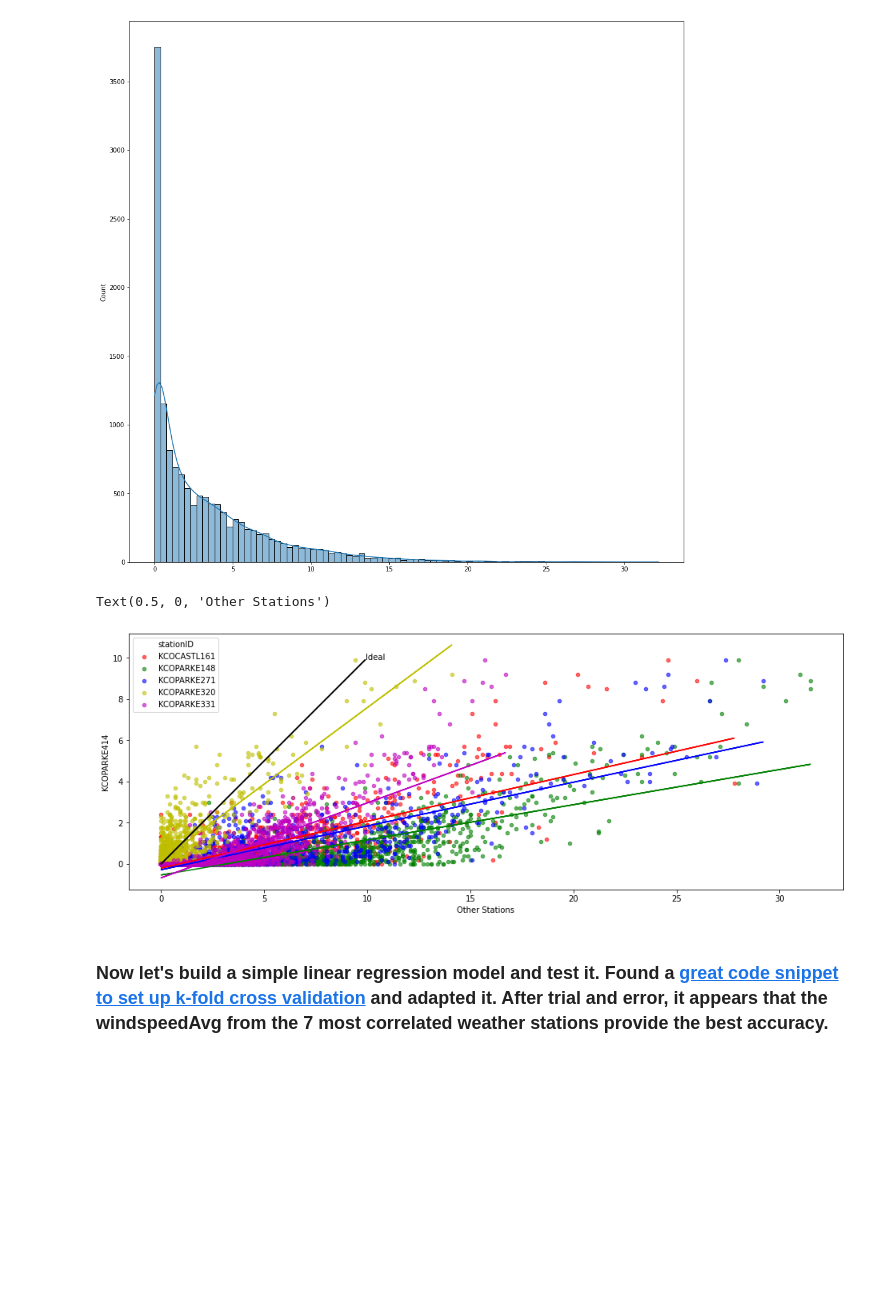
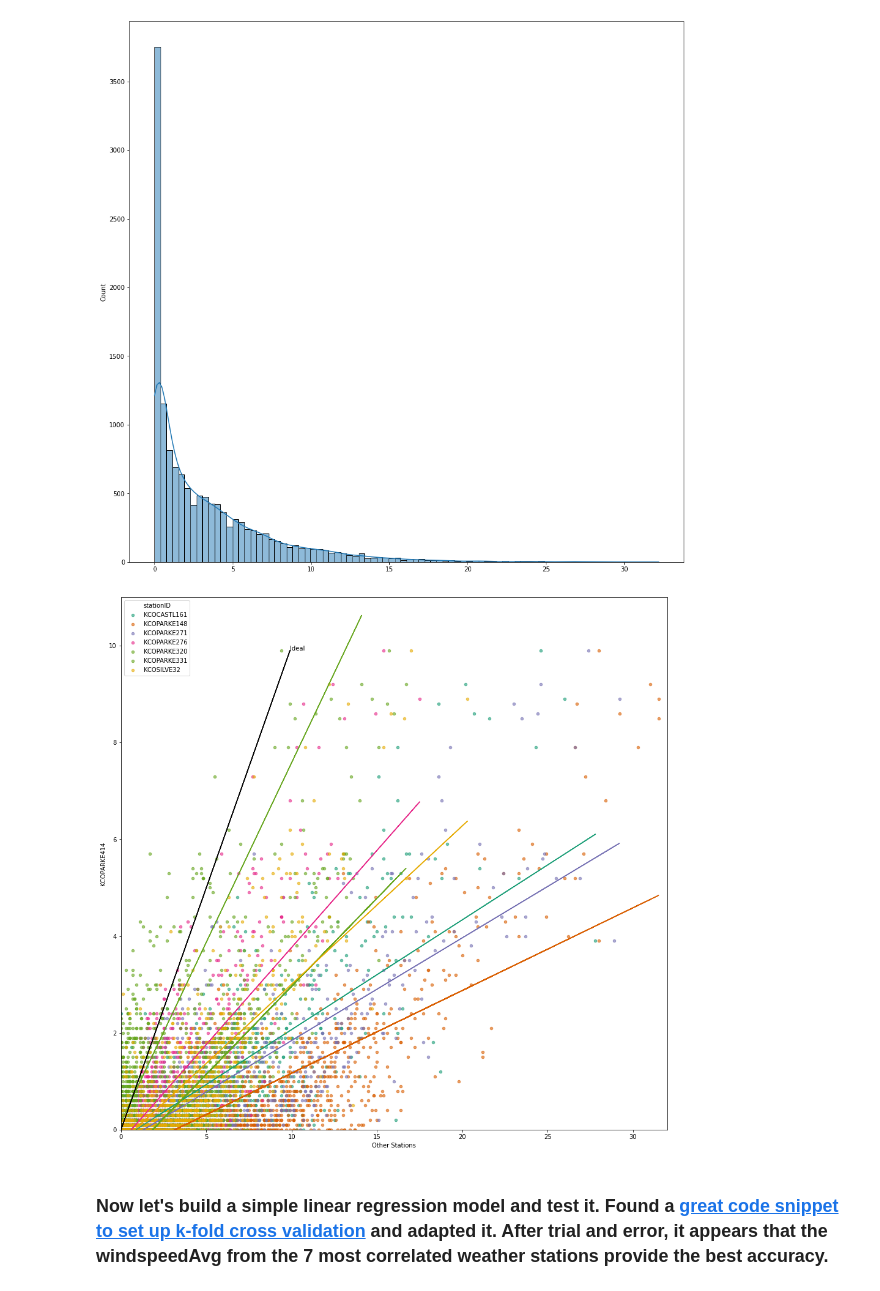
Before and after one commit to riverdogcabin/PSDS4900, a Jupyter notebook: wu_observation_modeling.ipynb, the cells around one changed output. Saved outputs shown, nothing was run; the diff lists cells and outputs as text; code cells hidden in the pictures; blank space fills up the shorter version.

```diff
--- a/wu_observation_modeling.ipynb
+++ b/wu_observation_modeling.ipynb
@@ -236,29 +244,36 @@ sns.histplot(data=to_plot, kde=True,ax=ax)
 <matplotlib.axes._subplots.AxesSubplot at 0x...>
 [figure]
 # %%
-df_reshaped = get_top_n_correlated(df,corr_df,num_stations=5)
+df_reshaped = get_top_n_correlated(df,corr_df,num_stations=7)
 
 columns_to_plot = list(df_reshaped.columns)
 columns_to_plot.remove(my_station)
 i = 0
 colors = 'rgbym'
+cmap = cm.get_cmap('Dark2')
+cmap_counter = 0.1
+cmap_tracker = {}
 
 fig, ax = plt.subplots(figsize=(16,16))
-ax.set_aspect('equal')
+# ax.set_aspect('equal')
 # ax.set_xlim((0,30))
 # ax.set_ylim((0,30))
 for col in columns_to_plot:
-  df_reshaped.plot(ax=ax, kind='scatter',y=my_station,x=col,c=colors[i],label=col,alpha=0.6)
+  df_reshaped.plot(ax=ax, kind='scatter',y=my_station,x=col,color=cmap(cmap_counter),label=col,alpha=0.6)
   m, b = np.polyfit(df_reshaped[col], df_reshaped[my_station], 1)
   # ax.plot(df_reshaped[my_station],m*df_reshaped[my_station]+b, color=colors[i])
-  ax.plot(df_reshaped[col],m*df_reshaped[col]+b, color=colors[i])
+  ax.plot(df_reshaped[col],m*df_reshaped[col]+b, color=cmap(cmap_counter))
+  cmap_tracker[col] = cmap(cmap_counter)
   i += 1
+  cmap_counter += .1
 ax.plot(df_reshaped[my_station],df_reshaped[my_station],c='k')
 ax.text(df_reshaped[my_station].max()+.01, df_reshaped[my_station].max(), 'Ideal')
 ax.set_xlabel('Other Stations')
+plt.xlim(0,32)
+plt.ylim(0,11)
+plt.show()
 # %% [output]
-Text(0.5, 0, 'Other Stations')
-[figure, old version]
+[figure, new version]
 # %% [markdown]
 ### Now let's build a simple linear regression model and test it. Found a [ great code snippet to set up k-fold cross validation](https://becominghuman.ai/linear-regression-in-python-with-pandas-scikit-learn-72574a2ec1a5) and adapted it. After trial and error, it appears that the windspeedAvg from the 7 most correlated weather stations provide the best accuracy.
 # %%
```
Also changed, not shown: parts of 24 cells of this notebook.
